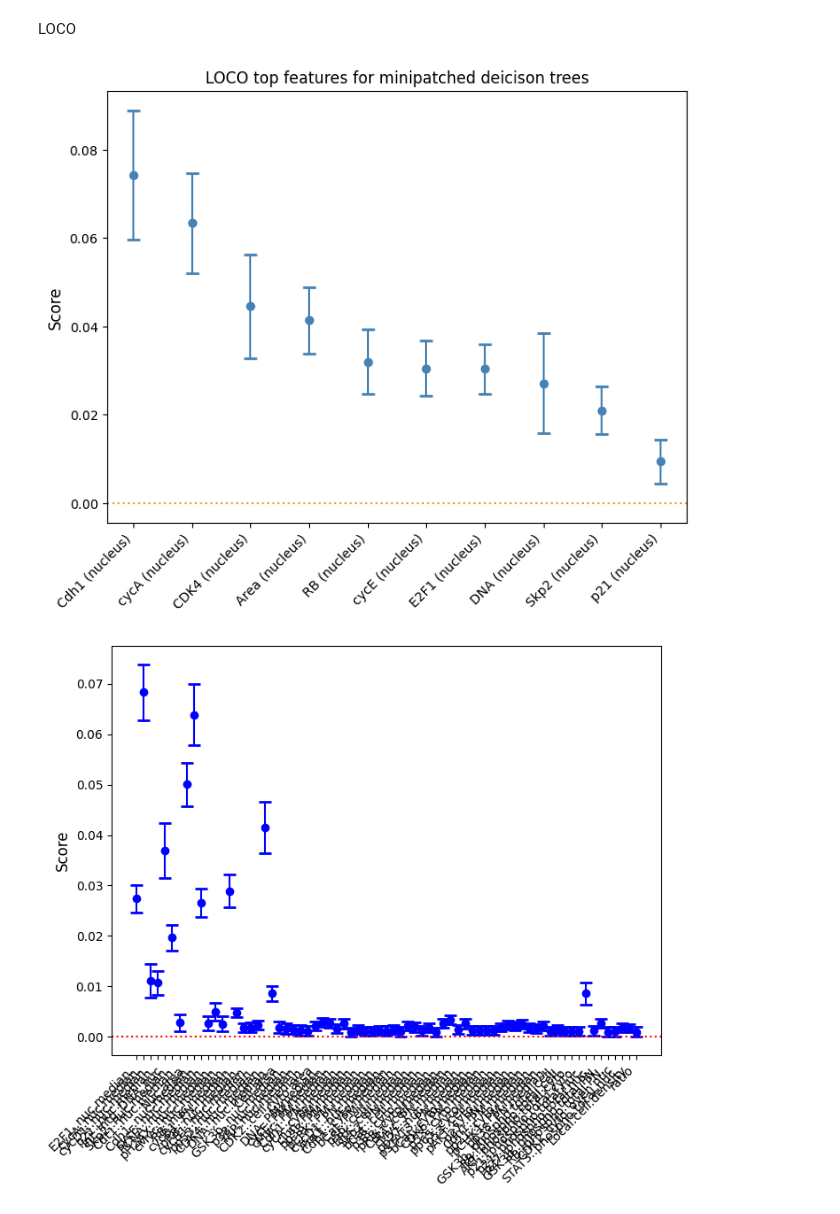
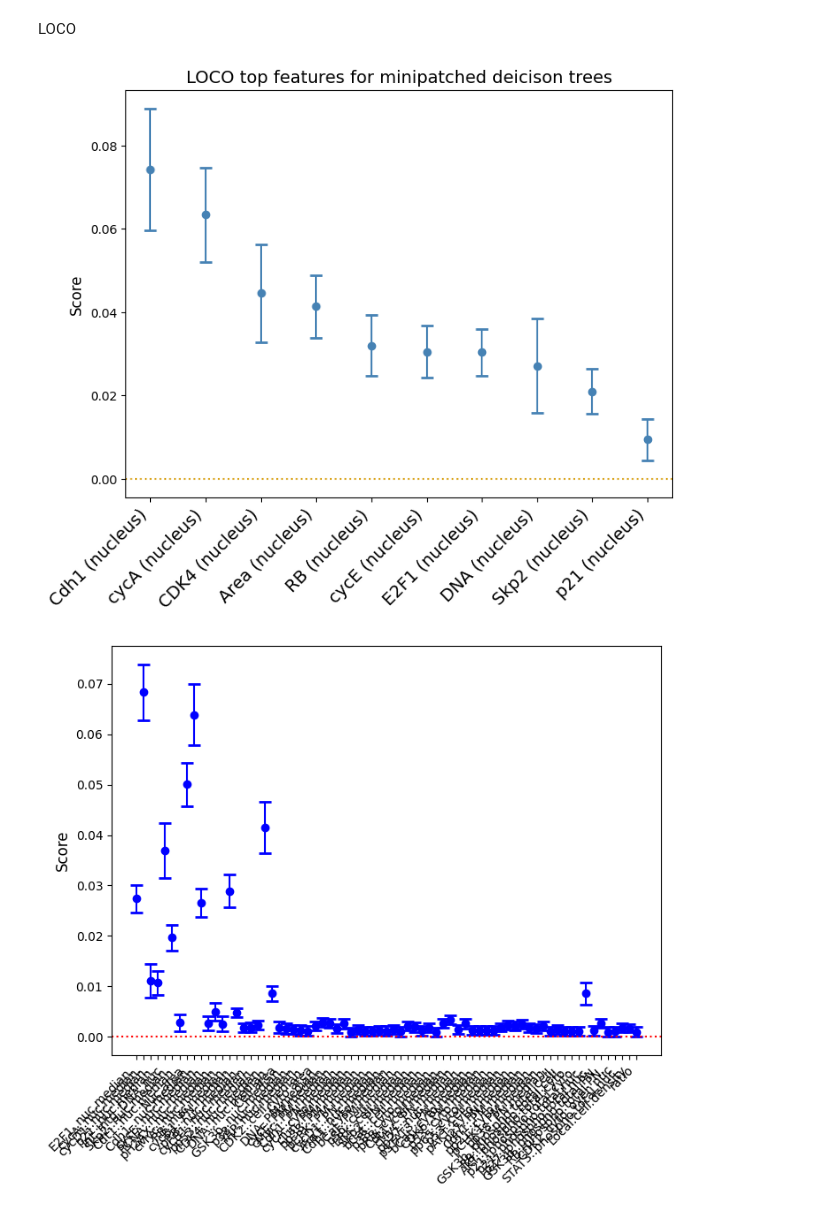
Before and after one commit to mariahgloehr/IICD, a Jupyter notebook: LOCO/RF/LOCO_rf_regression.ipynb, the cells around one changed output. Cells and saved outputs as stored; diff of their text form; code cells hidden in the pictures.

Commit message:
iLOCO and LOCO plots

```diff
--- a/LOCO/RF/LOCO_rf_regression.ipynb
+++ b/LOCO/RF/LOCO_rf_regression.ipynb
@@ -91,18 +91,18 @@ fig_df.replace('Int_Intg_DNA_nuc', 'DNA (nucleus)', inplace=True)
 # %%
 # Plot
 plt.figure(figsize=(8, 6))
 plt.errorbar(
     fig_df["feature_name"], fig_df["score"],
     yerr=[fig_df["score"] - fig_df["lower_bound"], fig_df["upper_bound"] - fig_df["score"]],
     fmt="o", capsize=5, capthick=2, markersize=6, color="steelblue"
 )
 plt.axhline(y=0, color='goldenrod', linestyle='dotted')
-plt.title("LOCO top features for minipatched deicison trees")
+plt.title("LOCO top features for minipatched deicison trees", fontsize = 14)
 plt.ylabel("Score", fontsize=12)
-plt.xticks(rotation=45, fontsize=10, ha = 'right')
+plt.xticks(rotation=45, fontsize=14, ha = 'right')
 plt.show()
 # %% [output]
-[figure, old version]
+[figure, new version]
 # %%
 #fig_df = ci_df[ci_df['lower_bound'] >= 0]
 # Plot
```
Also changed, not shown: 7 other files.
